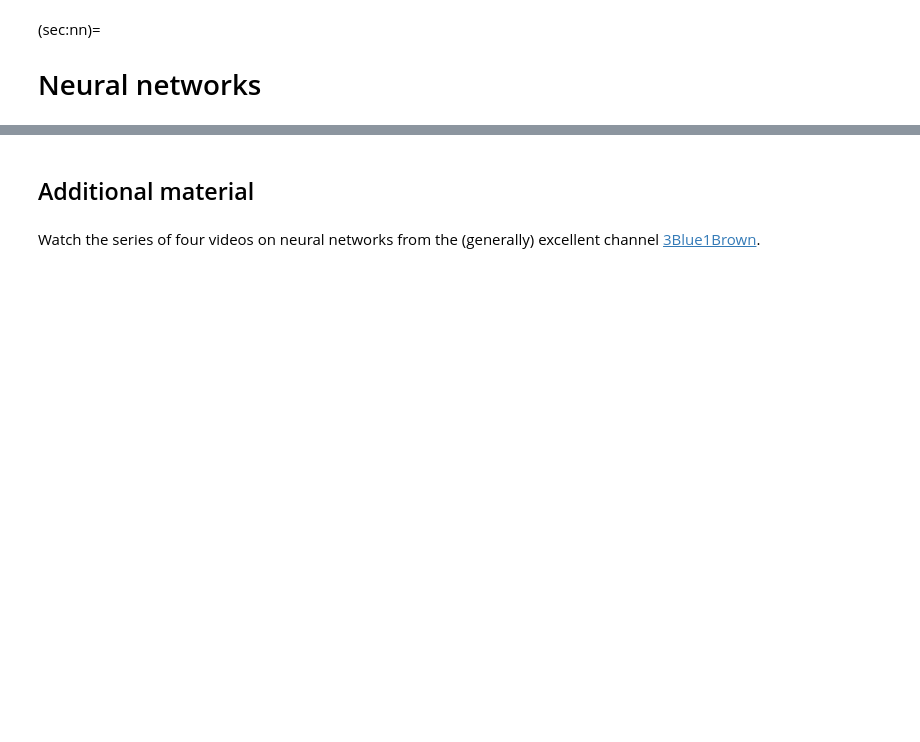
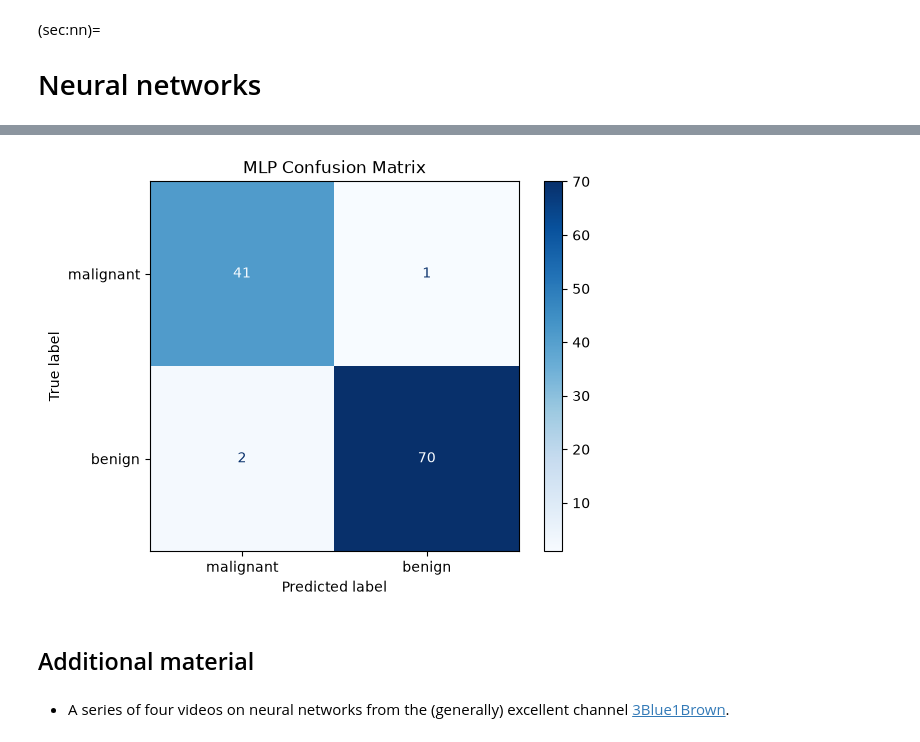
Before and after one commit to kthpanor/cb1020, a Jupyter notebook: docs/neural-networks.ipynb, the cells around one changed output, grey strips where cells are left out. Cells and saved outputs as stored; diff of their text form; code cells hidden in the pictures; blank space fills up the shorter version.

```diff
--- a/docs/neural-networks.ipynb
+++ b/docs/neural-networks.ipynb
@@ -3,0 +67,5 @@
+# %%
+scaler = sklearn.preprocessing.StandardScaler()
+
+X_train_scaled = scaler.fit_transform(X_train)
+X_test_scaled = scaler.transform(X_test)
@@ -3,0 +97,11 @@
+# %%
+mlp = sklearn.neural_network.MLPClassifier(
+    hidden_layer_sizes=(8, 8, 8),
+    activation="relu",
+    solver="adam",
+    max_iter=500,
+    random_state=42,
+)
+# %%
+# 5. Train the model
+mlp.fit(X_train_scaled, y_train)
@@ -3,0 +110,3 @@
+# %%
+# 6. Make predictions
+y_pred = mlp.predict(X_test_scaled)
@@ -4,7 +127,16 @@
+# %%
+# 8. Plot Confusion Matrix
+cm = sklearn.metrics.confusion_matrix(y_test, y_pred)
+disp = sklearn.metrics.ConfusionMatrixDisplay(confusion_matrix=cm, display_labels=cancer["target_names"])
+disp.plot(cmap=plt.cm.Blues)
+plt.title("MLP Confusion Matrix")
+plt.show()
+# %% [output]
+[figure, added]
 # %% [markdown]
 ## Additional material
 # %% [markdown]
-Watch the series of four videos on neural networks from the (generally) excellent channel [3Blue1Brown](https://www.youtube.com/@3blue1brown).
+- A series of four videos on neural networks from the (generally) excellent channel [3Blue1Brown](https://www.youtube.com/@3blue1brown).
 # %%
 from IPython.display import YouTubeVideo
 
```
Also changed, not shown: parts of 13 cells of this notebook.
